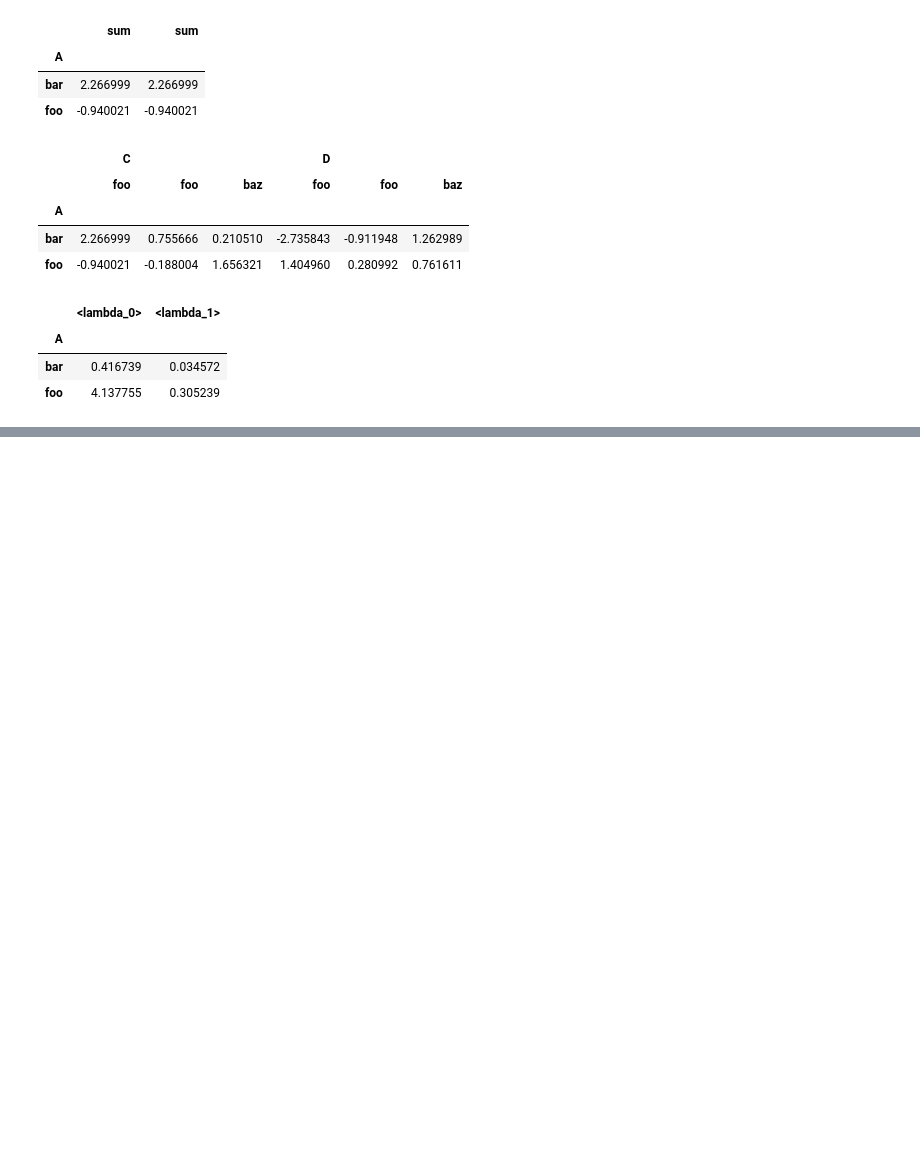
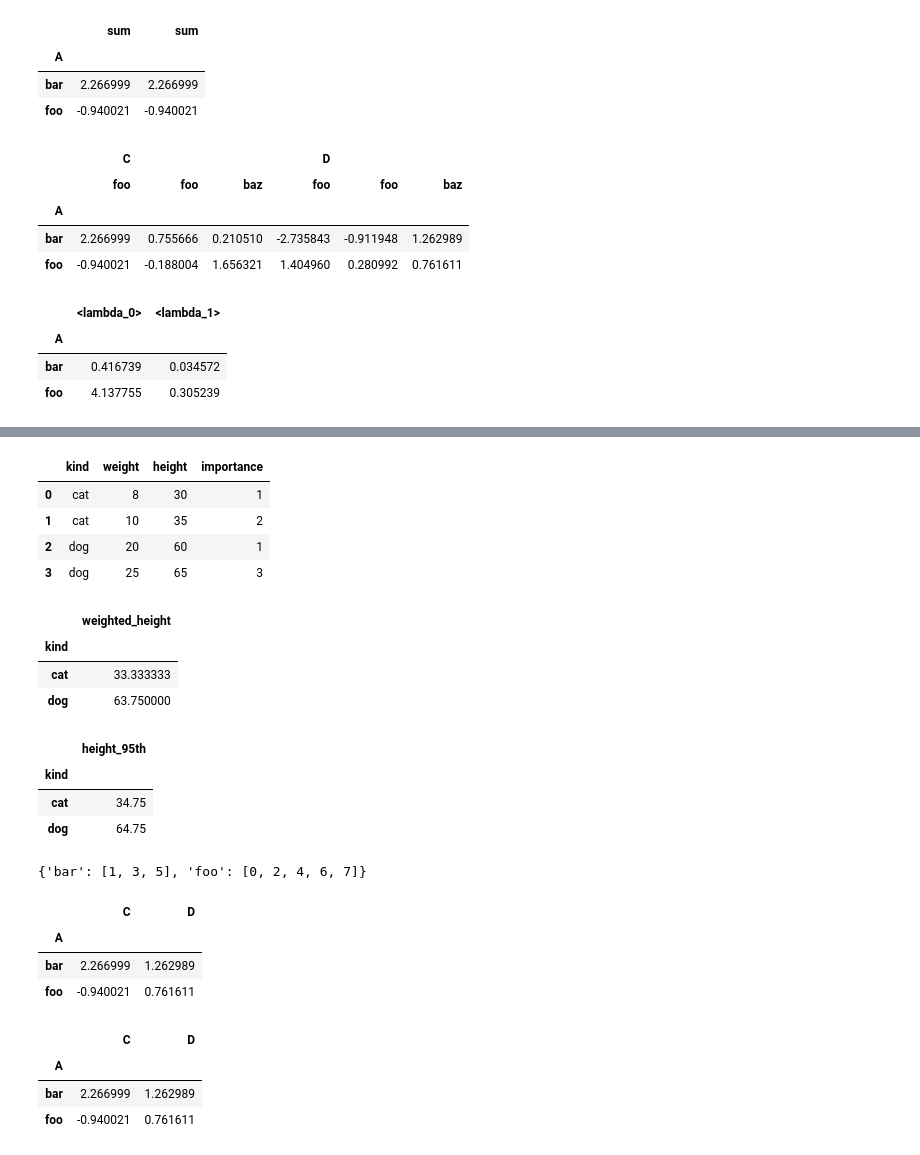
Before and after one commit to ilyak93/self-studying, a Jupyter notebook: DataEngineering/pandas/pandas_groupby.ipynb, the cells around one changed output, grey strips where cells are left out. Saved outputs shown, nothing was run; the diff lists cells and outputs as text; code cells hidden in the pictures; blank space fills up the shorter version.

```diff
--- a/DataEngineering/pandas/pandas_groupby.ipynb
+++ b/DataEngineering/pandas/pandas_groupby.ipynb
@@ -910,0 +1005,23 @@ grouped["C"].agg([lambda x: x.max() - x.min(), lambda x: x.median() - x.mean()])
+# %%
+from functools import partial
+
+# Custom function that needs extra parameters
+def weighted_avg(data, weights):
+    # Make sure data and weights align within each group
+    return np.average(data, weights=weights.loc[data.index])
+
+# Create sample data
+df = pd.DataFrame({
+    'kind': ['cat', 'cat', 'dog', 'dog'],
+    'weight': [8, 10, 20, 25],
+    'height': [30, 35, 60, 65],
+    'importance': [1, 2, 1, 3]  # weights for weighted average
+})
+
+df
+# %% [output]
+|  | kind | weight | height | importance |
+| 0 | cat | 8 | 30 | 1 |
+| 1 | cat | 10 | 35 | 2 |
+| 2 | dog | 20 | 60 | 1 |
+| 3 | dog | 25 | 65 | 3 |
@@ -910,0 +1041,46 @@ grouped["C"].agg([lambda x: x.max() - x.min(), lambda x: x.median() - x.mean()])
+# %%
+result
+# %% [output]
+|  | weighted_height |
+| kind |  |
+| cat | 33.333333 |
+| dog | 63.750000 |
+# %%
+from functools import partial
+
+# Create partial function for 95th percentile
+percentile_95 = partial(np.percentile, q=95)
+
+result = df.groupby('kind').agg(
+    **{
+        'height_95th': pd.NamedAgg(
+            column='height',
+            aggfunc=percentile_95
+        )
+    }
+)
+
+result
+# %% [output]
+|  | height_95th |
+| kind |  |
+| cat | 34.75 |
+| dog | 64.75 |
+# %%
+grouped.groups
+# %% [output]
+{'bar': [1, 3, 5], 'foo': [0, 2, 4, 6, 7]}
+# %%
+grouped.agg({"C": "sum", "D": lambda x: np.std(x, ddof=1)})
+# %% [output]
+|  | C | D |
+| A |  |  |
+| bar | 2.266999 | 1.262989 |
+| foo | -0.940021 | 0.761611 |
+# %%
+grouped.agg({"C": "sum", "D": "std"})
+# %% [output]
+|  | C | D |
+| A |  |  |
+| bar | 2.266999 | 1.262989 |
+| foo | -0.940021 | 0.761611 |
```
Also changed, not shown: parts of 11 cells of this notebook.
